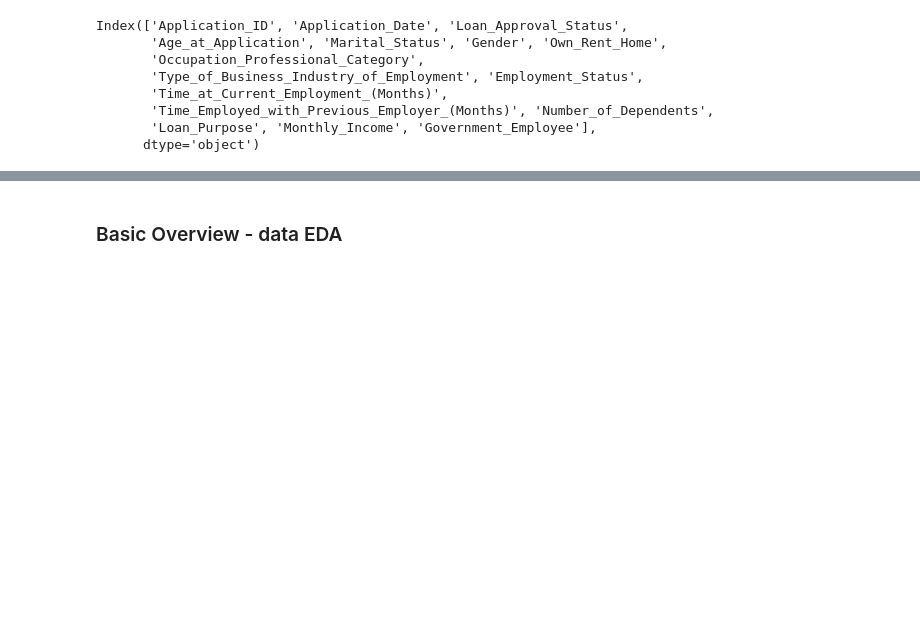
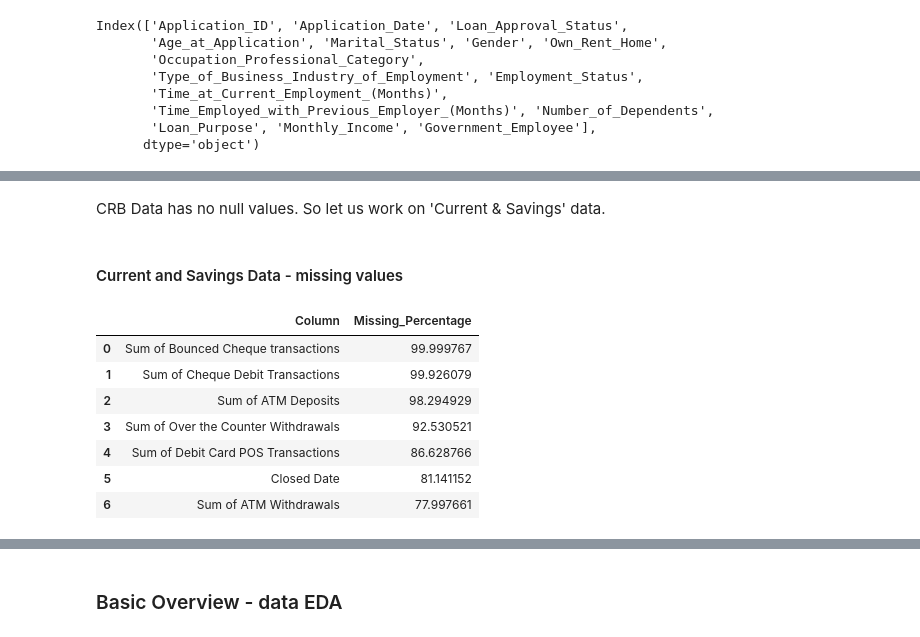
Before and after one commit to Cheptoi-Millicent/DSF-PT08P5-GROUP6-CAPSTONE-PROJECT, a Jupyter notebook: index.ipynb, the cells around one changed output, grey strips where cells are left out. Drawn from its saved outputs; the diff is of its cells as text; code cells hidden in the pictures; blank space fills up the shorter version.

```diff
--- a/index.ipynb
+++ b/index.ipynb
@@ -336,7 +317,7 @@ crb_data.shape
 ### Current_and_Savings Data
 # %%
 # load data
-curr_savings_data = pd.read_csv("../creditdata/5. Current and Savings Account Data.csv")
+curr_savings_data = pd.read_csv("./data/5. Current and Savings Account Data.csv")
 
 # Check top 2 rows
 curr_savings_data.head(2)
@@ -436,0 +652,17 @@ rel_app_data = app_data[["Loan_Approval_Status", "Monthly_Income", "Number_of_De
+# %% [markdown]
+CRB Data has no null values. So let us work on 'Current & Savings' data.
+# %% [markdown]
+#### Current and Savings Data - missing values
+# %%
+# Check % of missing data
+curr_savings_cols_to_drop = calc_missing_values_percentage(curr_savings_data)
+curr_savings_cols_to_drop
+# %% [output]
+|  | Column | Missing_Percentage |
+| 0 | Sum of Bounced Cheque transactions | 99.999767 |
+| 1 | Sum of Cheque Debit Transactions | 99.926079 |
+| 2 | Sum of ATM Deposits | 98.294929 |
+| 3 | Sum of Over the Counter Withdrawals | 92.530521 |
+| 4 | Sum of Debit Card POS Transactions | 86.628766 |
+| 5 | Closed Date | 81.141152 |
+| 6 | Sum of ATM Withdrawals | 77.997661 |
```
Also changed, not shown: parts of 106 cells of this notebook.
